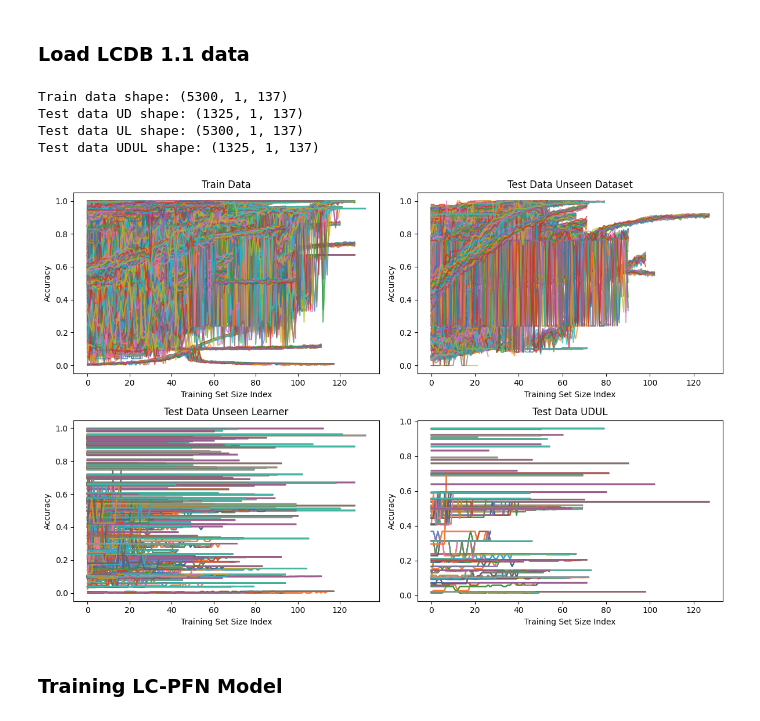
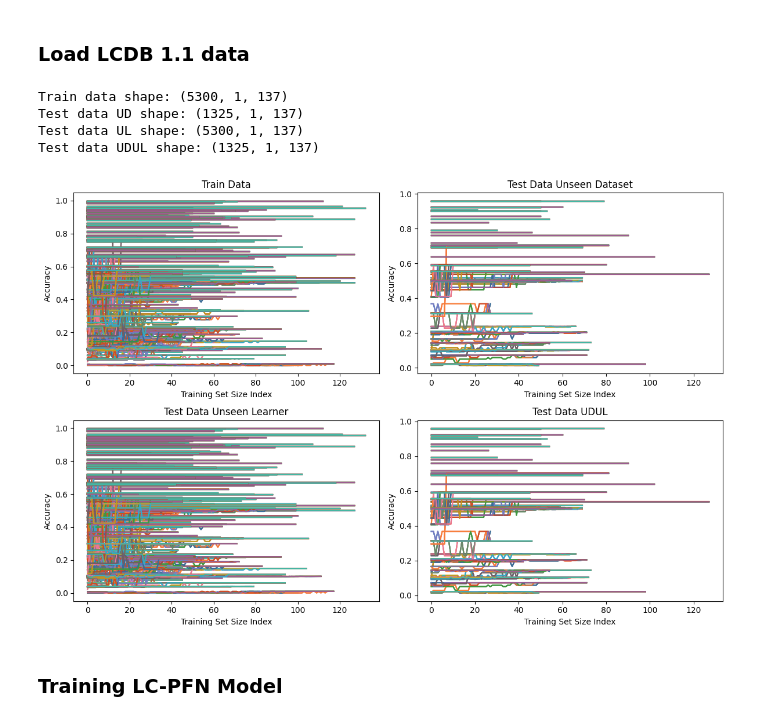
Before and after one commit to Maxmwoan/Research-Project, a Jupyter notebook: training_pfn_lcdb11.ipynb, the cells around one changed output. Saved outputs shown, nothing was run; the diff lists cells and outputs as text; code cells hidden in the pictures.

```diff
--- a/training_pfn_lcdb11.ipynb
+++ b/training_pfn_lcdb11.ipynb
@@ -40,7 +40,7 @@ train_data_indices, test_data_indices = train_test_split(np.arange(len(OPENML_ID
                                                          random_state=data_split_state)
 
 ### learner split
-train_learner_indices = np.array([11])
+train_learner_indices = np.array([23])
 test_learner_indices = np.array([23])
 
 ### UD, UL, UDUL
@@ -48,34 +48,34 @@ train_data = lc_data[train_data_indices][:, train_learner_indices, :].transpose(
 test_data_UD = lc_data[test_data_indices][:, train_learner_indices, :].transpose(0, 2, 3, 1, 4).reshape(-1, 1, 137)
 test_data_UL = lc_data[train_data_indices][:, test_learner_indices, :].transpose(0, 2, 3, 1, 4).reshape(-1, 1, 137)
 test_data_UDUL = lc_data[test_data_indices][:, test_learner_indices, :].transpose(0, 2, 3, 1, 4).reshape(-1, 1, 137)
 
 print(f"Train data shape: {train_data.shape}")
 print(f"Test data UD shape: {test_data_UD.shape}")
 print(f"Test data UL shape: {test_data_UL.shape}")
 print(f"Test data UDUL shape: {test_data_UDUL.shape}")
 
 
 def plot_learning_curves(ax, data, title):
     for idx in range(len(data)):
         ax.plot(data[idx, 0, :], linestyle='-', alpha=0.7)
 
     ax.set_xlabel("Training Set Size Index")
     ax.set_ylabel("Accuracy")
     ax.set_title(title)
 
 fig, axes = plt.subplots(2, 2, figsize=(12, 8))
 plot_learning_curves(axes[0, 0], train_data, "Train Data")
 plot_learning_curves(axes[0, 1], test_data_UD, "Test Data Unseen Dataset")
 plot_learning_curves(axes[1, 0], test_data_UL, "Test Data Unseen Learner")
 plot_learning_curves(axes[1, 1], test_data_UDUL, "Test Data UDUL")
 plt.tight_layout()
 plt.show()
 # %% [output]
 Train data shape: (5300, 1, 137)
 Test data UD shape: (1325, 1, 137)
 Test data UL shape: (5300, 1, 137)
 Test data UDUL shape: (1325, 1, 137)
-[figure, old version]
+[figure, new version]
 # %% [markdown]
 ### Training LC-PFN Model
 # %%
```
Also changed, not shown: parts of 3 cells of this notebook, 29 other files.
